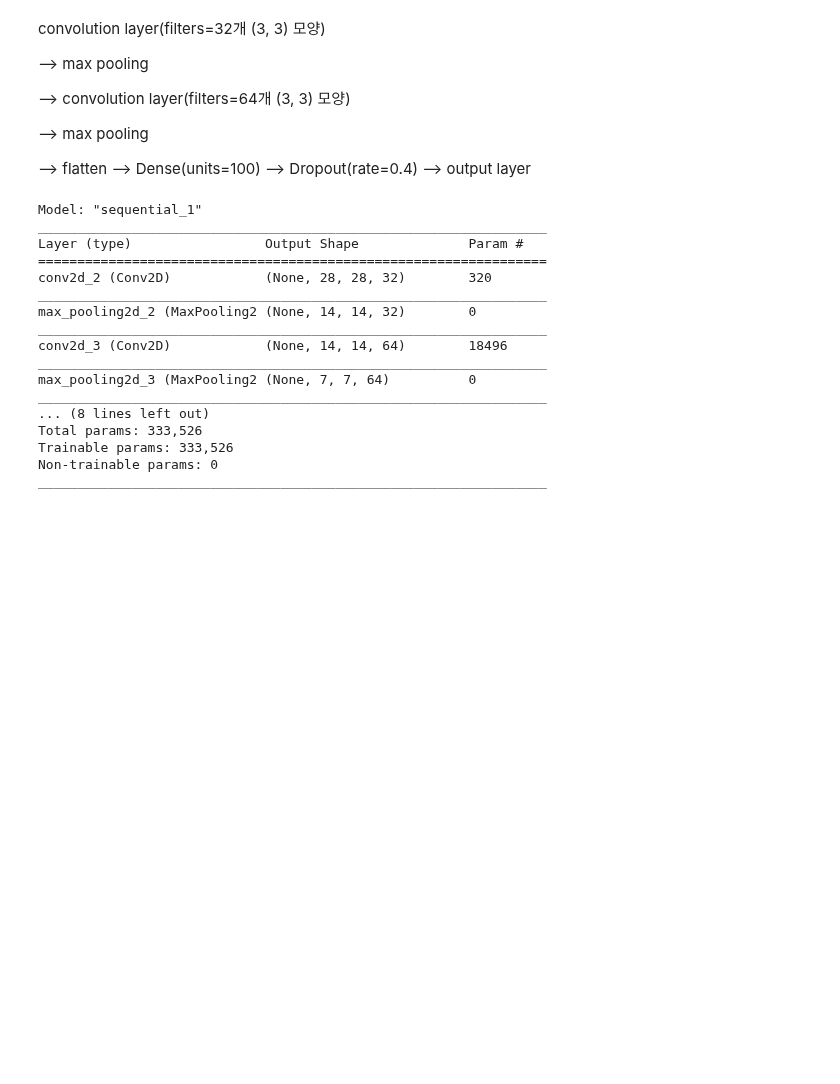
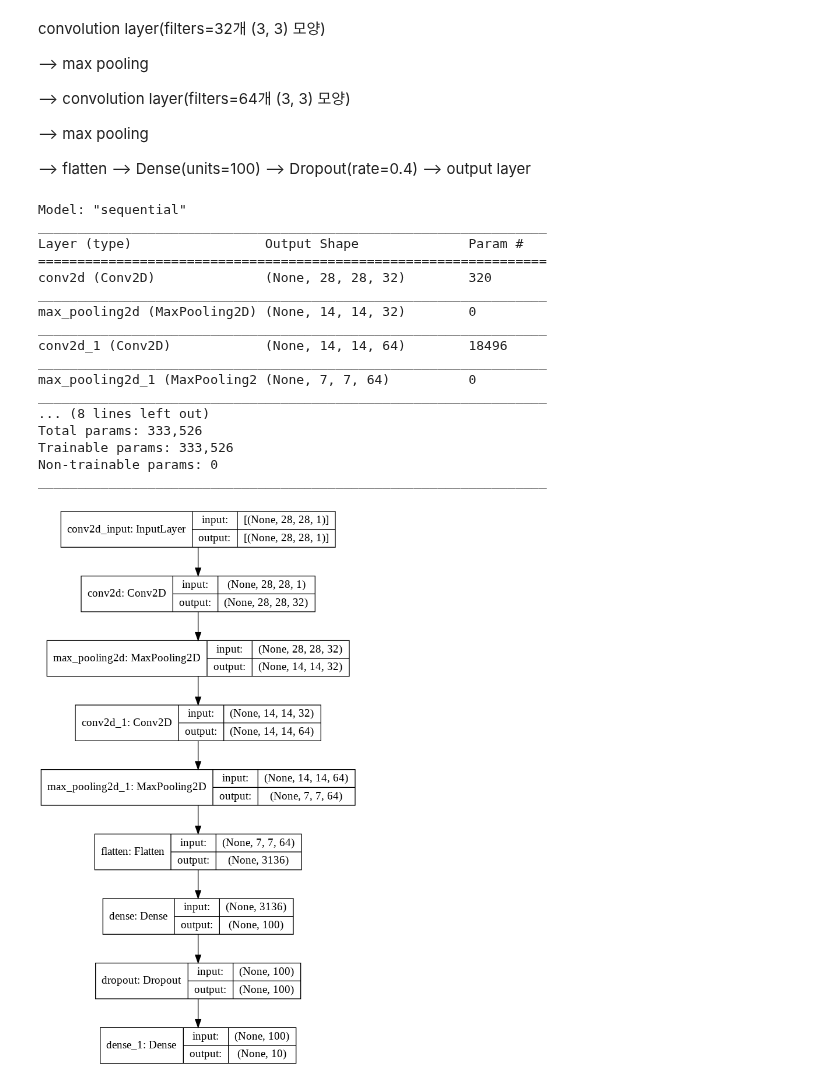
Before and after one commit to JakeOh/202011_itw_bd21, a Jupyter notebook: lab_ml/ml18_cnn.ipynb, the cells around one changed output. Cells and saved outputs as stored; diff of their text form; code cells hidden in the pictures; blank space fills up the shorter version.

```diff
--- a/lab_ml/ml18_cnn.ipynb
+++ b/lab_ml/ml18_cnn.ipynb
@@ -308,7 +308,7 @@ model.add(keras.layers.MaxPooling2D())
 
 # 두번째 합성곱 층 추가
 model.add(keras.layers.Convolution2D(filters=64, kernel_size=3, padding='same',
-                                     activation='relu', input_shape=(28, 28, 1)))
+                                     activation='relu'))
 # 두번째 최대 풀링 층 추가
 model.add(keras.layers.MaxPooling2D())
 
@@ -323,20 +323,24 @@ model.add(keras.layers.Dense(units=10, activation='softmax'))
 # %%
 model.summary()
 # %% [output]
-Model: "sequential_1"
+Model: "sequential"
 _________________________________________________________________
 Layer (type)                 Output Shape              Param #
 =================================================================
-conv2d_2 (Conv2D)            (None, 28, 28, 32)        320
+conv2d (Conv2D)              (None, 28, 28, 32)        320
 _________________________________________________________________
-max_pooling2d_2 (MaxPooling2 (None, 14, 14, 32)        0
+max_pooling2d (MaxPooling2D) (None, 14, 14, 32)        0
 _________________________________________________________________
-conv2d_3 (Conv2D)            (None, 14, 14, 64)        18496
+conv2d_1 (Conv2D)            (None, 14, 14, 64)        18496
 _________________________________________________________________
-max_pooling2d_3 (MaxPooling2 (None, 7, 7, 64)          0
+max_pooling2d_1 (MaxPooling2 (None, 7, 7, 64)          0
 _________________________________________________________________
 ... (8 lines left out)
 Total params: 333,526
 Trainable params: 333,526
 Non-trainable params: 0
 _________________________________________________________________
+# %%
+keras.utils.plot_model(model, show_shapes=True)
+# %% [output]
+[figure, added]
```
Also changed, not shown: parts of 12 cells of this notebook.
